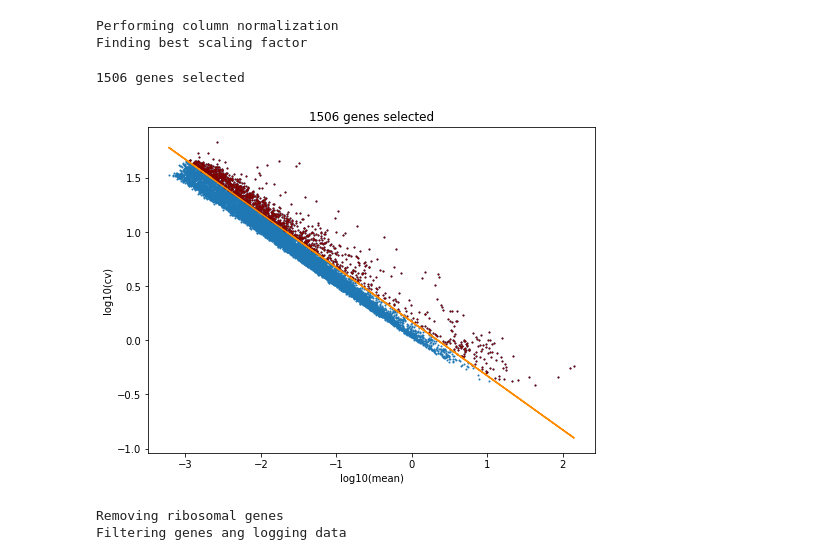
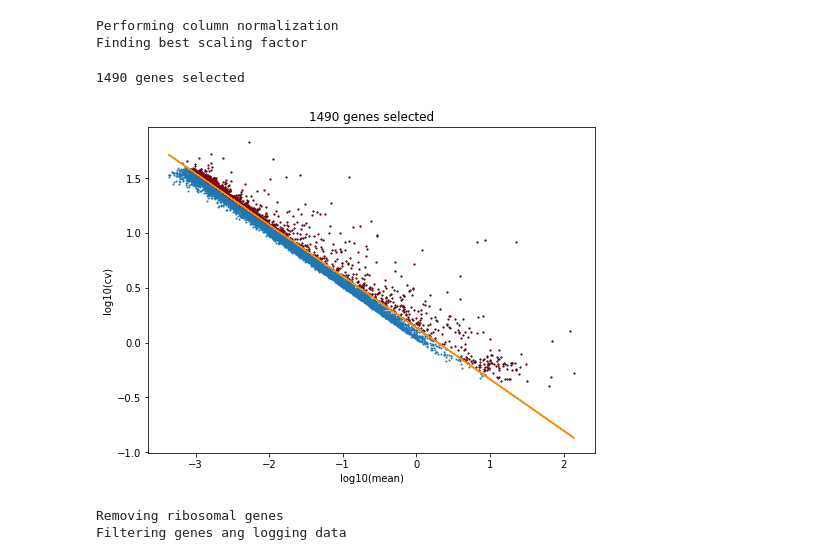
Before and after one commit to thomsonlab/popalign, a Jupyter notebook: examples/popalign.ipynb, the cells around one changed output. Saved outputs shown, nothing was run; the diff lists cells and outputs as text; code cells hidden in the pictures.

```diff
--- a/examples/popalign.ipynb
+++ b/examples/popalign.ipynb
@@ -54,10 +54,10 @@ Performing column normalization
 Finding best scaling factor
 # %%
 # Plot genes (log cv ~ log cv) and filtering line --use multiple times to find best offset (usually between .7 and 1.5)
-PA.plot_gene_filter(pop, offset=1.22)
+PA.plot_gene_filter(pop, offset=1.1)
 # %% [output]
-1506 genes selected
+1490 genes selected
-[figure, old version]
+[figure, new version]
 # %%
 # Gene filter the data with the last offset value used in the previous step
 PA.filter(pop, remove_ribsomal=True)
```
Also changed, not shown: parts of 9 cells of this notebook, 1 other file.
